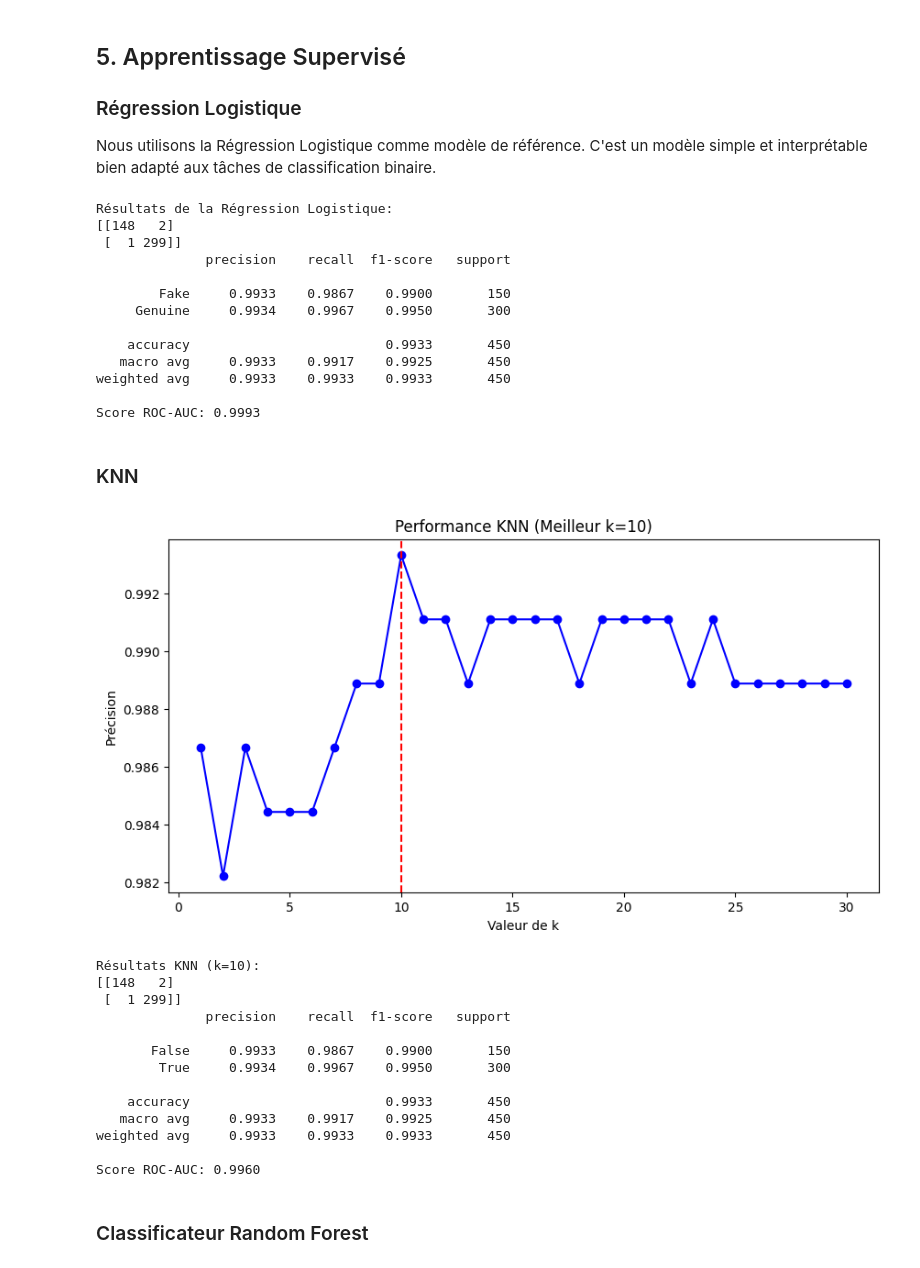
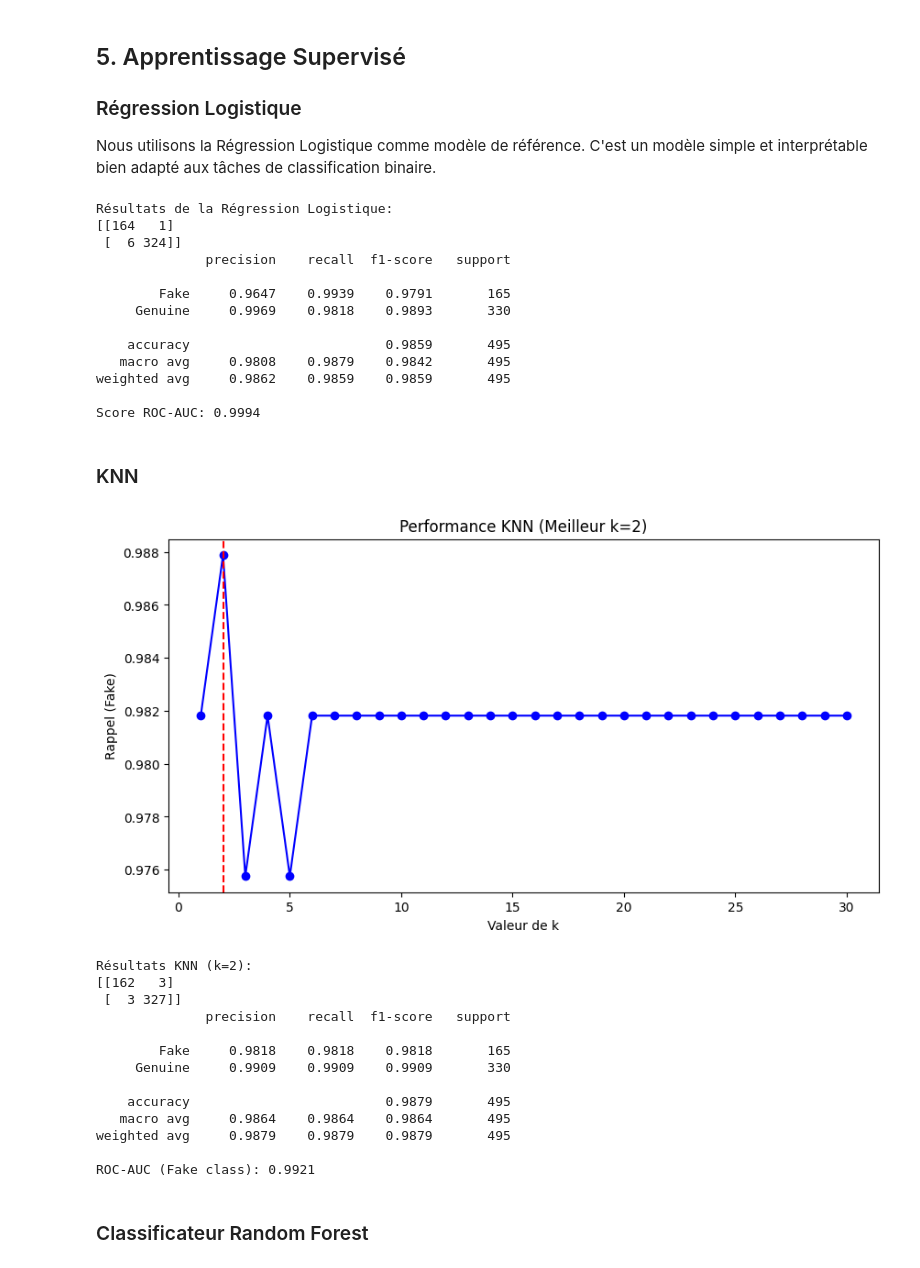
Before and after one commit to makokuzii/Detectez-des-faux-billets-avec-Python, a Jupyter notebook: main.ipynb, the cells around one changed output. Saved outputs shown, nothing was run; the diff lists cells and outputs as text; code cells hidden in the pictures.

```diff
--- a/main.ipynb
+++ b/main.ipynb
@@ -210,7 +210,7 @@ De plus, les vrais billets ont tendance à avoir une longueur plus grande que le
 # %%
 # Préparer les données pour la modélisation
 X = df.drop('is_genuine', axis=1)
-y = df['is_genuine']
+y = df['is_genuine'].astype(int)
 
 # Normaliser les caractéristiques
 scaler = StandardScaler()
@@ -219,7 +219,7 @@ X_scaled = pd.DataFrame(X_scaled, columns=X.columns)
 
 # Diviser les données
 X_train, X_test, y_train, y_test = train_test_split(
-    X_scaled, y, test_size=0.3, random_state=42, stratify=y
+    X_scaled, y, test_size=0.33, random_state=42, stratify=y
 )
 
 print(f"Taille de l'ensemble d'entraînement: {X_train.shape[0]}")
@@ -325,11 +325,10 @@ weighted avg     0.9844    0.9844    0.9844       450
 
 Nous utilisons la Régression Logistique comme modèle de référence. C'est un modèle simple et interprétable bien adapté aux tâches de classification binaire.
 # %%
-
 # Algorithme 2 : Régression Logistique
 from sklearn.linear_model import LogisticRegression
 
-log_reg = LogisticRegression(max_iter=1000, random_state=42)
+log_reg = LogisticRegression(max_iter=1000, random_state=42, class_weight={0: 3, 1: 1})
 log_reg.fit(X_train, y_train)
 y_pred_logreg = log_reg.predict(X_test)
 y_pred_proba_logreg = log_reg.predict_proba(X_test)[:, 1]
@@ -341,66 +340,73 @@ print(classification_report(y_test, y_pred_logreg, target_names=['Fake', 'Genuin
 print(f"Score ROC-AUC: {roc_auc_score(y_test, y_pred_proba_logreg):.4f}")
 # %% [output]
 Résultats de la Régression Logistique:
-[[148   2]
- [  1 299]]
+[[164   1]
+ [  6 324]]
               precision    recall  f1-score   support
 
-        Fake     0.9933    0.9867    0.9900       150
-     Genuine     0.9934    0.9967    0.9950       300
+        Fake     0.9647    0.9939    0.9791       165
+     Genuine     0.9969    0.9818    0.9893       330
 
-    accuracy                         0.9933       450
-   macro avg     0.9933    0.9917    0.9925       450
-weighted avg     0.9933    0.9933    0.9933       450
+    accuracy                         0.9859       495
+   macro avg     0.9808    0.9879    0.9842       495
+weighted avg     0.9862    0.9859    0.9859       495
 
-Score ROC-AUC: 0.9993
+Score ROC-AUC: 0.9994
 # %% [markdown]
 ### KNN
 # %%
 # Algorithme 3 : KNN
 from sklearn.neighbors import KNeighborsClassifier
 
 # Trouver le k optimal
-accuracies = []
+recall_fake_scores = []
 k_values = range(1, 31)
 
 for k in k_values:
     knn = KNeighborsClassifier(n_neighbors=k)
     knn.fit(X_train, y_train)
-    accuracies.append(knn.score(X_test, y_test))
+    y_pred = knn.predict(X_test)
+    # Compute recall for fake bills (class 0)
+    recall_fake = recall_score(y_test, y_pred, pos_label=0)
+    recall_fake_scores.append(recall_fake)
 
-best_k = k_values[np.argmax(accuracies)]
+best_k = k_values[np.argmax(recall_fake_scores)]
 plt.figure(figsize=(10, 5))
-plt.plot(k_values, accuracies, 'bo-')
+plt.plot(k_values, recall_fake_scores, 'bo-')
 plt.xlabel('Valeur de k')
-plt.ylabel('Précision')
+plt.ylabel('Rappel (Fake)')
 plt.title(f'Performance KNN (Meilleur k={best_k})')
 plt.axvline(x=best_k, color='r', linestyle='--')
 plt.show()
 
-knn = KNeighborsClassifier(n_neighbors=best_k)
+# Train final KNN
+knn = KNeighborsClassifier(n_neighbors=best_k, weights='distance')
 knn.fit(X_train, y_train)
 y_pred_knn = knn.predict(X_test)
-y_pred_proba_knn = knn.predict_proba(X_test)[:, 1]
+y_pred_proba_knn = knn.predict_proba(X_test)[:, 0]  # probability for Fake class
+
+# Metrics
+roc_auc = roc_auc_score(y_test==0, y_pred_proba_knn)
 
 print(f"Résultats KNN (k={best_k}):")
 print(confusion_matrix(y_test, y_pred_knn))
-print(classification_report(y_test, y_pred_knn, digits=4))
-print(f"Score ROC-AUC: {roc_auc_score(y_test, y_pred_proba_knn):.4f}")
+print(classification_report(y_test, y_pred_knn, target_names=["Fake", "Genuine"], digits=4))
+print(f"ROC-AUC (Fake class): {roc_auc:.4f}")
 # %% [output]
-[figure, old version]
+[figure, new version]
-Résultats KNN (k=10):
-[[148   2]
- [  1 299]]
+Résultats KNN (k=2):
+[[162   3]
+ [  3 327]]
               precision    recall  f1-score   support
 
-       False     0.9933    0.9867    0.9900       150
-        True     0.9934    0.9967    0.9950       300
+        Fake     0.9818    0.9818    0.9818       165
+     Genuine     0.9909    0.9909    0.9909       330
 
-    accuracy                         0.9933       450
-   macro avg     0.9933    0.9917    0.9925       450
-weighted avg     0.9933    0.9933    0.9933       450
+    accuracy                         0.9879       495
+   macro avg     0.9864    0.9864    0.9864       495
+weighted avg     0.9879    0.9879    0.9879       495
 
-Score ROC-AUC: 0.9960
+ROC-AUC (Fake class): 0.9921
 # %% [markdown]
 ### Classificateur Random Forest
 # %%
```
Also changed, not shown: parts of 13 cells of this notebook, 9 other files.
